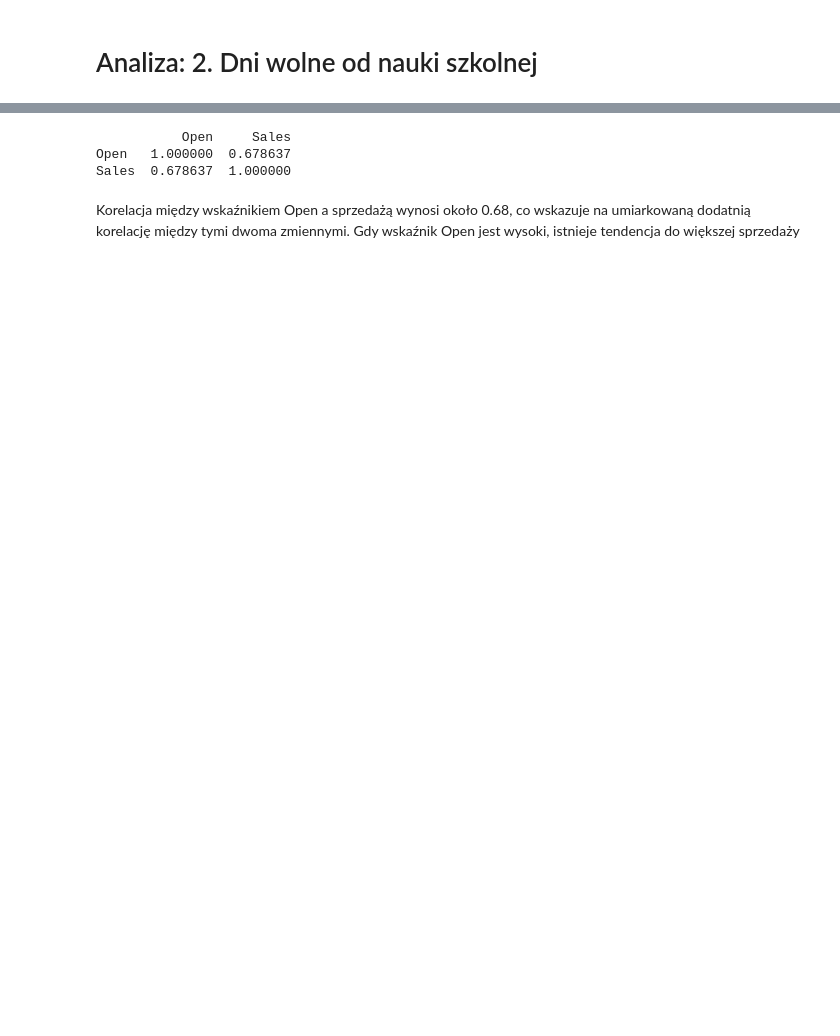
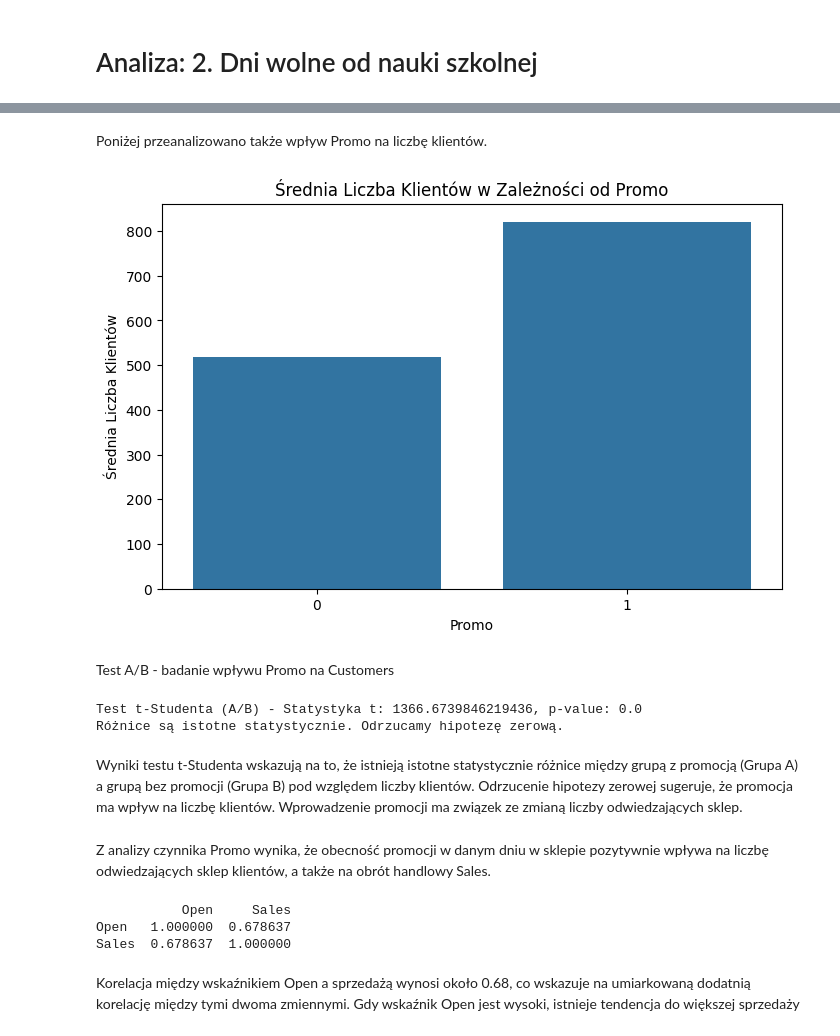
Before and after one commit to AgniechaP/EAD_project_1, a Jupyter notebook: blok_2/projekt_blok_2.ipynb, the cells around one changed output, grey strips where cells are left out. Cells and saved outputs as stored; diff of their text form; code cells hidden in the pictures; blank space fills up the shorter version.

```diff
--- a/blok_2/projekt_blok_2.ipynb
+++ b/blok_2/projekt_blok_2.ipynb
@@ -545,3 +698,43 @@ Tu wpisz wnioski!!!
+# %% [markdown]
+Poniżej przeanalizowano także wpływ Promo na liczbę klientów.
+# %%
+data_to_plot = store_data.groupby('Promo')['Customers'].mean().reset_index()
+
+# Wykres słupkowy
+plt.figure(figsize=(8, 5))
+sns.barplot(x='Promo', y='Customers', data=data_to_plot)
+plt.title('Średnia Liczba Klientów w Zależności od Promo')
+plt.xlabel('Promo')
+plt.ylabel('Średnia Liczba Klientów')
+plt.show()
+# %% [output]
+[figure, added]
+# %% [markdown]
+Test A/B - badanie wpływu Promo na Customers
+# %%
+# Dwie grupy A i B (Promo i Brak Promo)
+group_A = merged_data[merged_data['Promo'] == 1]['Customers']
+group_B = merged_data[merged_data['Promo'] == 0]['Customers']
+
+# Test t-Studenta (test A/B)
+t_statistic, p_value = ttest_ind(group_A, group_B, equal_var=False)
+
+# Wyniki testu
+print(f'Test t-Studenta (A/B) - Statystyka t: {t_statistic}, p-value: {p_value}')
+
+# Istotność statystyczna
+alpha = 0.05
+if p_value < alpha:
+    print('Różnice są istotne statystycznie. Odrzucamy hipotezę zerową.')
+else:
+    print('Brak istotnych statystycznie różnic. Nie odrzucamy hipotezy zerowej.')
+# %% [output]
+Test t-Studenta (A/B) - Statystyka t: 1366.6739846219436, p-value: 0.0
+Różnice są istotne statystycznie. Odrzucamy hipotezę zerową.
+# %% [markdown]
+Wyniki testu t-Studenta wskazują na to, że istnieją istotne statystycznie różnice między grupą z promocją (Grupa A) a grupą bez promocji (Grupa B) pod względem liczby klientów. Odrzucenie hipotezy zerowej sugeruje, że promocja ma wpływ na liczbę klientów. Wprowadzenie promocji ma związek ze zmianą liczby odwiedzających sklep.
+# %% [markdown]
+Z analizy czynnika Promo wynika, że obecność promocji w danym dniu w sklepie pozytywnie wpływa na liczbę odwiedzających sklep klientów, a także na obrót handlowy Sales.
 # %%
 # Zależność między wskaźnikiem Open a Wynikami Sprzedażowymi:
 correlation = merged_data[['Open', 'Sales']].corr()
```
Also changed, not shown: parts of 18 cells of this notebook.
